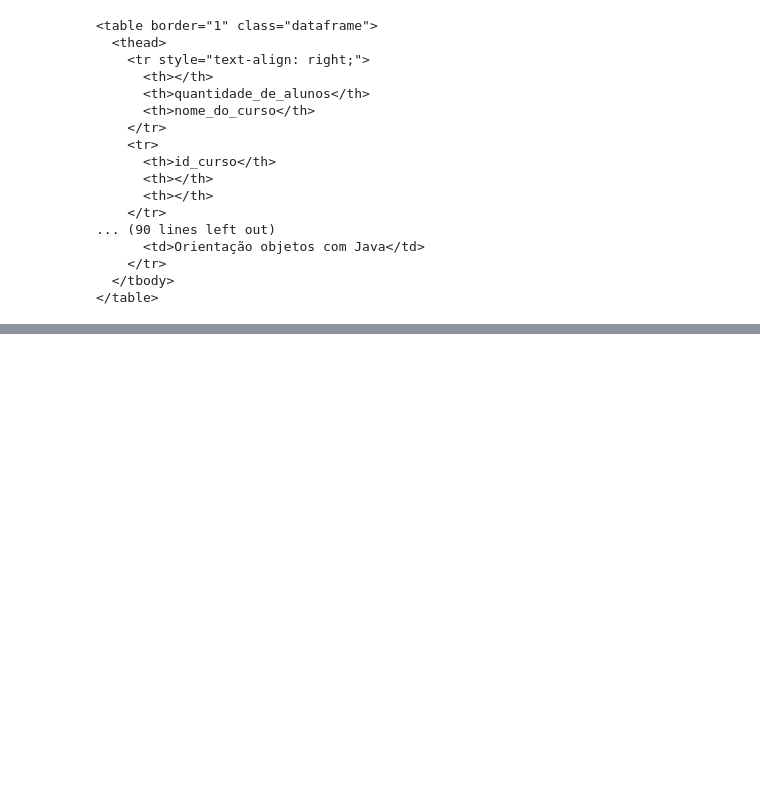
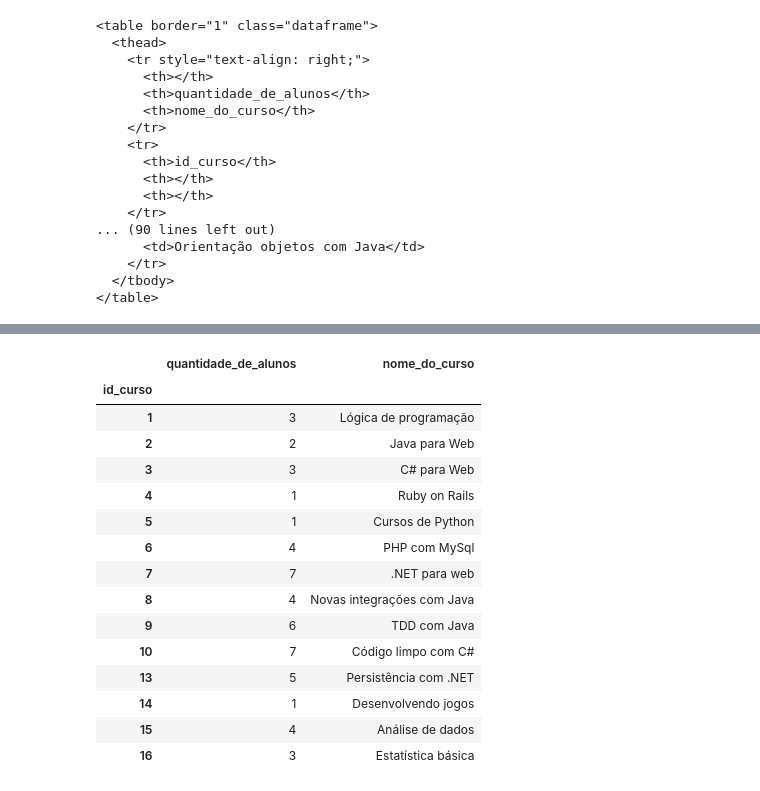
Before and after one commit to ebalcantara/Pandas---Formatos-diferentes-de-entradas-e-saidas, a Jupyter notebook: Pandas I-O.ipynb, the cells around one changed output, grey strips where cells are left out. Cells and saved outputs as stored; diff of their text form; code cells hidden in the pictures; blank space fills up the shorter version.

```diff
--- a/Pandas I-O.ipynb
+++ b/Pandas I-O.ipynb
@@ -424,0 +549,19 @@ print(matriculas_html)
+# %%
+matriculas_por_curso.head(14)
+# %% [output]
+|  | quantidade_de_alunos | nome_do_curso |
+| id_curso |  |  |
+| 1 | 3 | Lógica de programação |
+| 2 | 2 | Java para Web |
+| 3 | 3 | C# para Web |
+| 4 | 1 | Ruby on Rails |
+| 5 | 1 | Cursos de Python |
+| 6 | 4 | PHP com MySql |
+| 7 | 7 | .NET para web |
+| 8 | 4 | Novas integrações com Java |
+| 9 | 6 | TDD com Java |
+| 10 | 7 | Código limpo com C# |
+| 13 | 5 | Persistência com .NET |
+| 14 | 1 | Desenvolvendo jogos |
+| 15 | 4 | Análise de dados |
+| 16 | 3 | Estatística básica |
```
Also changed, not shown: parts of 50 cells of this notebook.
